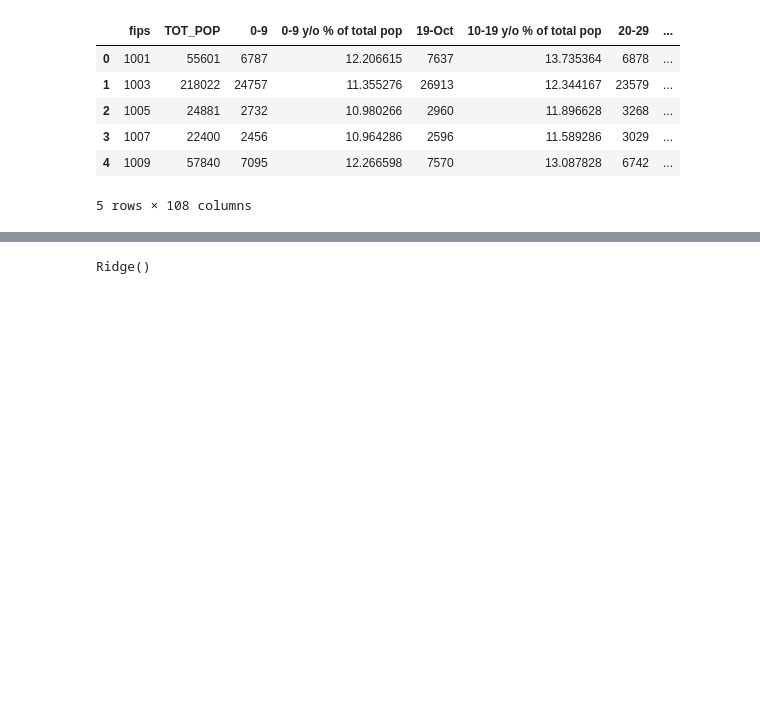
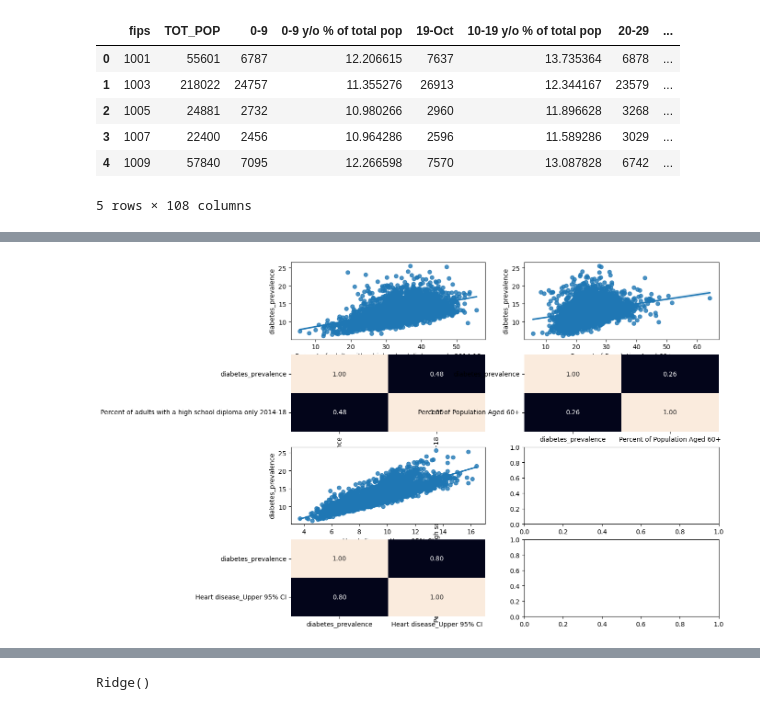
Before and after one commit to 4GeeksAcademy/Maldo1904-Tutorial-Construye-un-modelo-de-regresion-lineal-usando-pandas-y-python, a Jupyter notebook: src/explore.ipynb, the cells around one changed output, grey strips where cells are left out. Cells and saved outputs as stored; diff of their text form; code cells hidden in the pictures; blank space fills up the shorter version.

```diff
--- a/src/explore.ipynb
+++ b/src/explore.ipynb
@@ -64,0 +83,19 @@ diabetes_number
+# %%
+fig, axis = plt.subplots(4, 2, figsize=(12, 10))
+
+# Relación entre 'Percent of adults with a high school diploma only 2014-18' y 'diabetes_prevalence'
+sns.regplot(ax=axis[0, 0], data=df, x='Percent of adults with a high school diploma only 2014-18', y='diabetes_prevalence')
+sns.heatmap(df[['diabetes_prevalence', 'Percent of adults with a high school diploma only 2014-18']].corr(), annot=True, fmt='.2f', ax=axis[1, 0], cbar=False)
+
+# Relación entre 'Percent of Population Aged 60+' y 'diabetes_prevalence'
+sns.regplot(ax=axis[0, 1], data=df, x='Percent of Population Aged 60+', y='diabetes_prevalence')
+sns.heatmap(df[['diabetes_prevalence', 'Percent of Population Aged 60+']].corr(), annot=True, fmt='.2f', ax=axis[1, 1], cbar=False)
+
+# Relación entre 'Heart disease_Upper 95% CI' y 'diabetes_prevalence'
+sns.regplot(ax=axis[2, 0], data=df, x='Heart disease_Upper 95% CI', y='diabetes_prevalence')
+sns.heatmap(df[['diabetes_prevalence', 'Heart disease_Upper 95% CI']].corr(), annot=True, fmt='.2f', ax=axis[3, 0], cbar=False)
+
+plt.tight_layout()
+plt.show()
+# %% [output]
+[figure, added]
```
Also changed, not shown: parts of 34 cells of this notebook.
